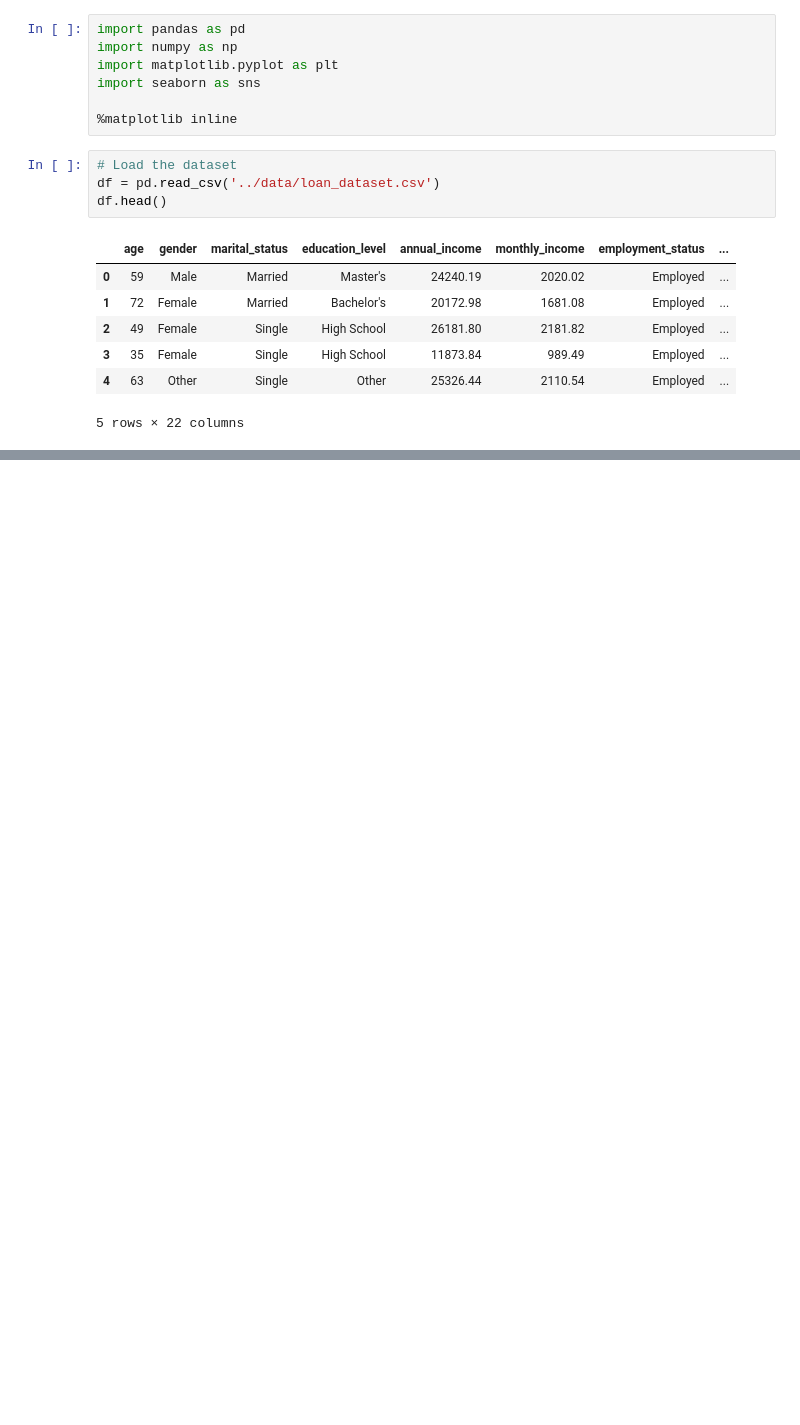
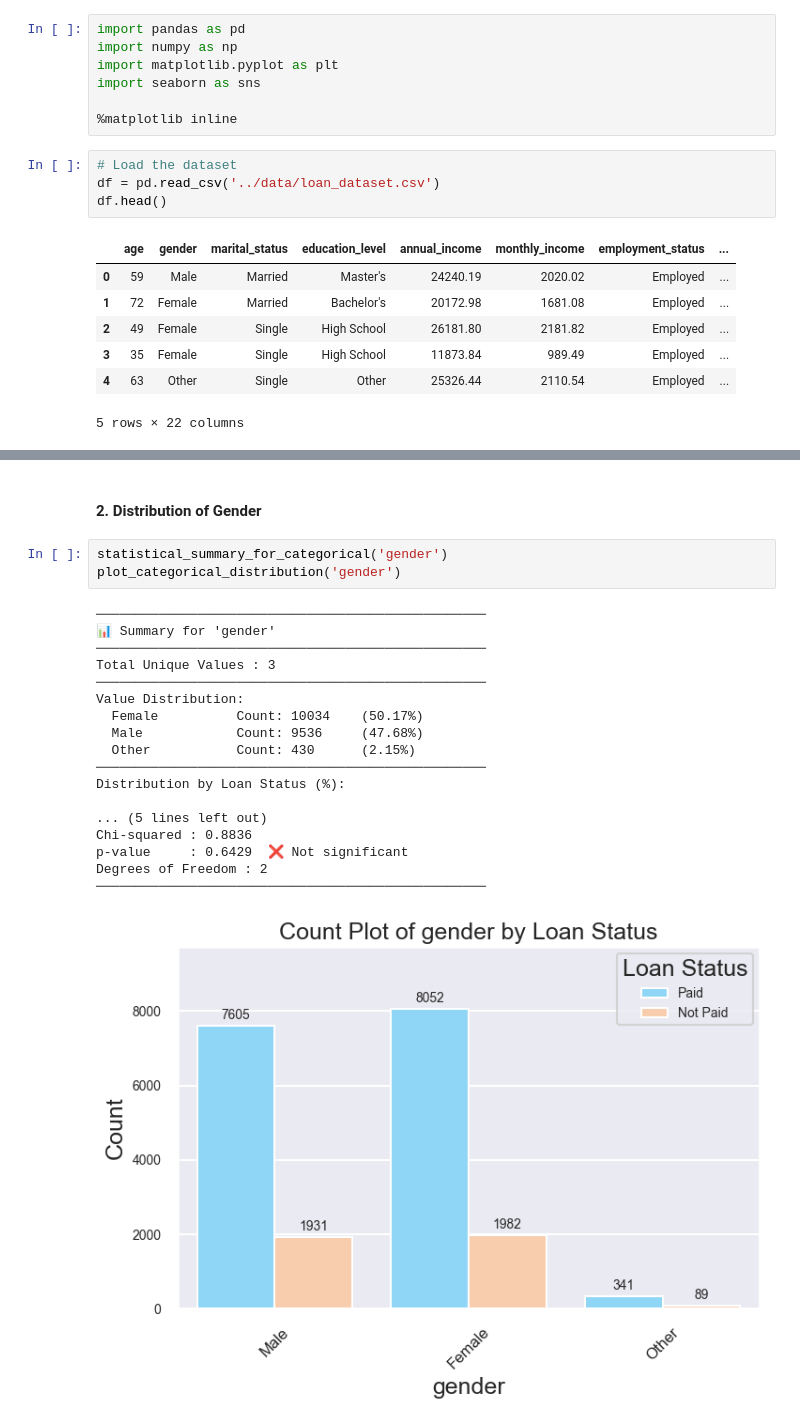
Before and after one commit to AshenFdo/Loan-Eligibility-Prediction, a Jupyter notebook: notebook/EDA_Loan_Approval.ipynb, the cells around one changed output, grey strips where cells are left out. Saved outputs shown, nothing was run; the diff lists cells and outputs as text; blank space fills up the shorter version.

```diff
--- a/notebook/EDA_Loan_Approval.ipynb
+++ b/notebook/EDA_Loan_Approval.ipynb
@@ -19,0 +225,24 @@ df.head()
+# %% [markdown]
+#### 2. Distribution of Gender
+# %%
+statistical_summary_for_categorical('gender')
+plot_categorical_distribution('gender')
+# %% [output]
+──────────────────────────────────────────────────
+📊 Summary for 'gender'
+──────────────────────────────────────────────────
+Total Unique Values : 3
+──────────────────────────────────────────────────
+Value Distribution:
+  Female          Count: 10034    (50.17%)
+  Male            Count: 9536     (47.68%)
+  Other           Count: 430      (2.15%)
+──────────────────────────────────────────────────
+Distribution by Loan Status (%):
+
+... (5 lines left out)
+Chi-squared : 0.8836
+p-value     : 0.6429  ❌ Not significant
+Degrees of Freedom : 2
+──────────────────────────────────────────────────
+[figure, added]
```
Also changed, not shown: parts of 8 cells of this notebook, 1 other file.
